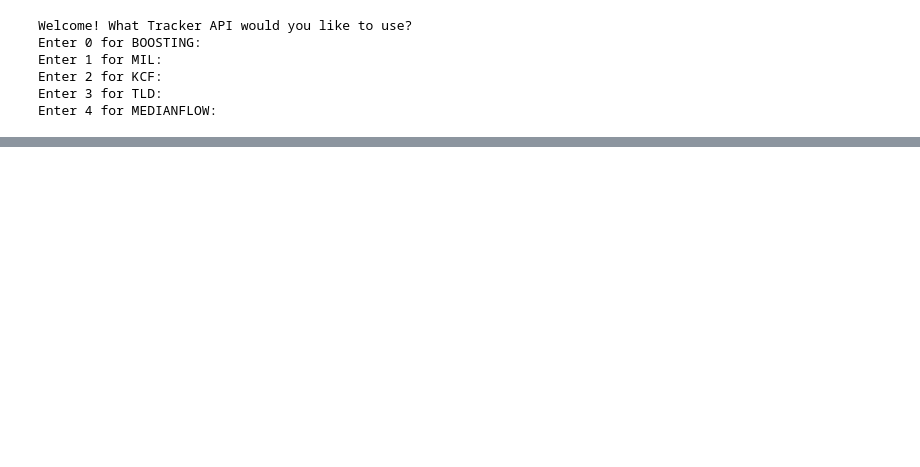
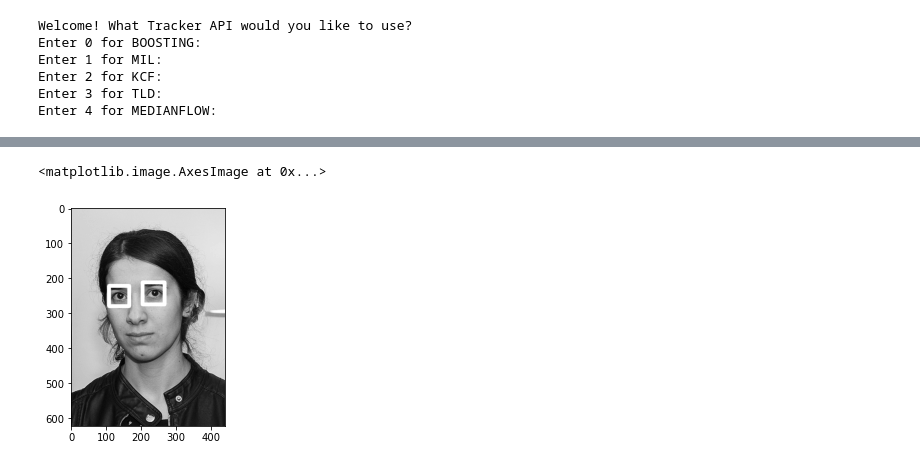
Before and after one commit to PatWolf2610/OpenCV-Learning, a Jupyter notebook: Object-detection.ipynb, the cells around one changed output, grey strips where cells are left out. Cells and saved outputs as stored; diff of their text form; code cells hidden in the pictures; blank space fills up the shorter version.

```diff
--- a/Object-detection.ipynb
+++ b/Object-detection.ipynb
@@ -336,0 +381,18 @@ Enter 4 for MEDIANFLOW:
+# %%
+eye_cascade = cv2.CascadeClassifier('haarcascades\haarcascade_eye.xml')
+# %%
+def adj_detect_eyes(img,scale,minnb):
+    face_img = img.copy()
+
+    eye_rects = eye_cascade.detectMultiScale(face_img,scaleFactor=scale,minNeighbors=minnb)
+
+    for (x,y,h,w) in eye_rects:
+        cv2.rectangle(face_img,(x,y),(x+w,y+h),(255,255,255),10)
+
+    return face_img
+# %%
+result = adj_detect_eyes(nadia,1.2,8)
+plt.imshow(result,cmap='gray')
+# %% [output]
+<matplotlib.image.AxesImage at 0x...>
+[figure, added]
```
Also changed, not shown: parts of 41 cells of this notebook, 2 other files.
